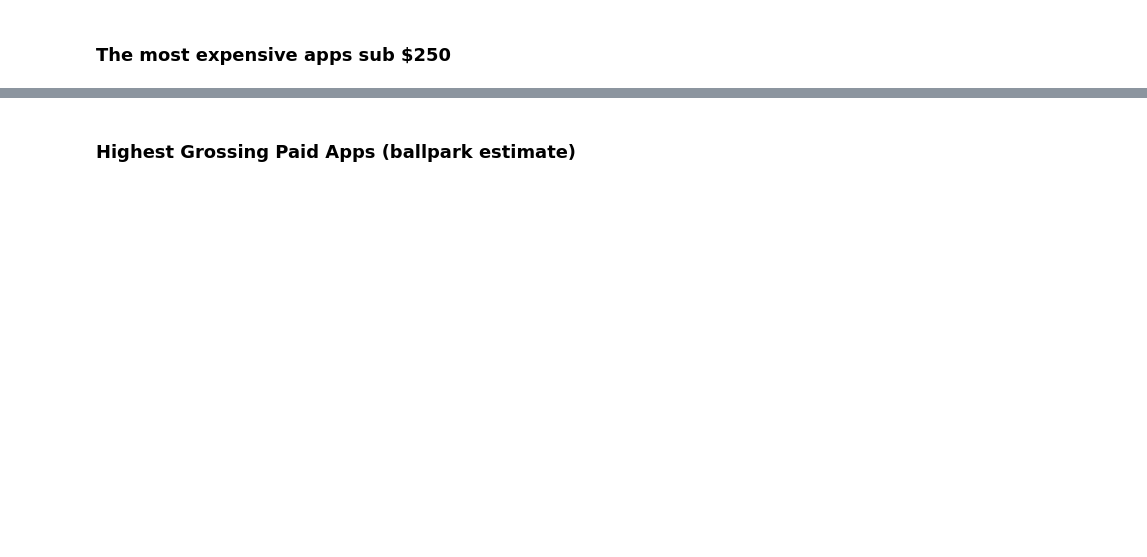
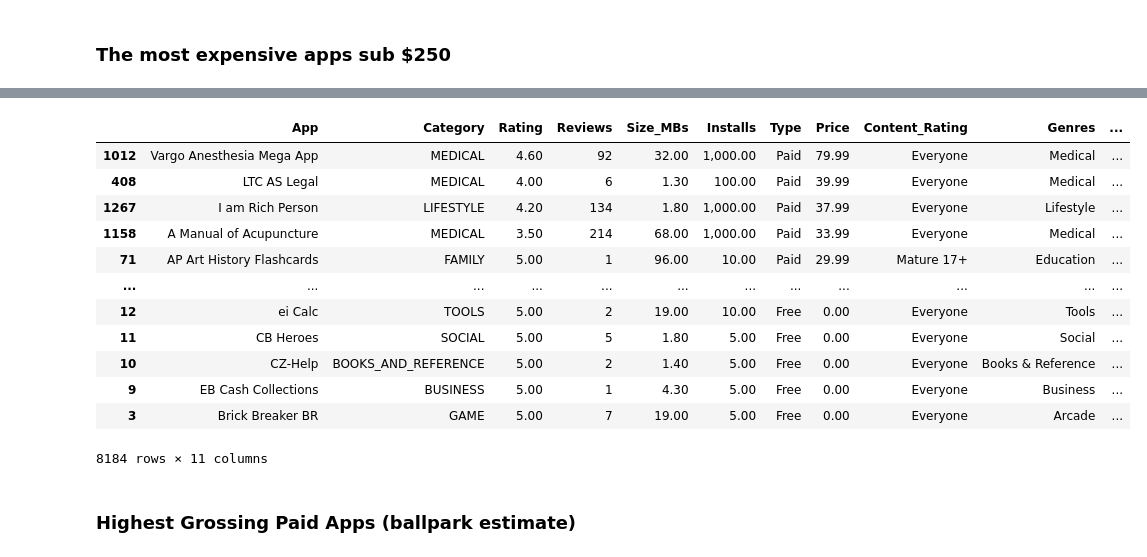
Before and after one commit to erfaw/elasti_py, a Jupyter notebook: Day076-erf/Google Play Store App Analytics (start).ipynb, the cells around one changed output, grey strips where cells are left out. Saved outputs shown, nothing was run; the diff lists cells and outputs as text; code cells hidden in the pictures; blank space fills up the shorter version.

Commit message:
feat: done till end of 'Day076-erf\Google Play Store App Analytics (start).ipynb'

```diff
--- a/Day076-erf/Google Play Store App Analytics (start).ipynb
+++ b/Day076-erf/Google Play Store App Analytics (start).ipynb
@@ -294,3 +294,11 @@ Let's examine the Price column more closely.
 Remove all apps that cost more than $250 from the `df_apps_clean` DataFrame.
 
 Add a column called 'Revenue_Estimate' to the DataFrame. This column should hold the price of the app times the number of installs. What are the top 10 highest grossing paid apps according to this estimate? Out of the top 10 highest grossing paid apps, how many are games?
+# %%
+try:
+    df_apps_cleaned['Price'] = pd.to_numeric(df_apps_cleaned['Price'])
+    df_apps_cleaned['Price'] = df_apps_cleaned['Price'].str.replace('$', '')
+except AttributeError:
+    print('Done already!')
+
+df_apps_cleaned
@@ -297,2 +331,7 @@ Add a column called 'Revenue_Estimate' to the DataFrame. This column should hold
 # %% [markdown]
 ### The most expensive apps sub $250
+# %%
+most_expensive_apps_sub_250 = df_apps_cleaned[
+     (df_apps_cleaned['Price'] < 250)
+].sort_values('Price', ascending= False)
+most_expensive_apps_sub_250
@@ -299,2 +352,26 @@ Add a column called 'Revenue_Estimate' to the DataFrame. This column should hold
+# %%
+try:
+    most_expensive_apps_sub_250.insert(
+        column='Revenue_Estimate',
+        loc=len(most_expensive_apps_sub_250.columns),
+        value= most_expensive_apps_sub_250.Installs * most_expensive_apps_sub_250.Price,
+    )
+except ValueError:
+    print('Already done')
+most_expensive_apps_sub_250
+# %% [output]
+|  | App | Category | Rating | Reviews | Size_MBs | Installs | Type | Price | Content_Rating | Genres | ... |
+| 1012 | Vargo Anesthesia Mega App | MEDICAL | 4.60 | 92 | 32.00 | 1,000.00 | Paid | 79.99 | Everyone | Medical | ... |
+| 408 | LTC AS Legal | MEDICAL | 4.00 | 6 | 1.30 | 100.00 | Paid | 39.99 | Everyone | Medical | ... |
+| 1267 | I am Rich Person | LIFESTYLE | 4.20 | 134 | 1.80 | 1,000.00 | Paid | 37.99 | Everyone | Lifestyle | ... |
+| 1158 | A Manual of Acupuncture | MEDICAL | 3.50 | 214 | 68.00 | 1,000.00 | Paid | 33.99 | Everyone | Medical | ... |
+| 71 | AP Art History Flashcards | FAMILY | 5.00 | 1 | 96.00 | 10.00 | Paid | 29.99 | Mature 17+ | Education | ... |
+| ... | ... | ... | ... | ... | ... | ... | ... | ... | ... | ... | ... |
+| 12 | ei Calc | TOOLS | 5.00 | 2 | 19.00 | 10.00 | Free | 0.00 | Everyone | Tools | ... |
+| 11 | CB Heroes | SOCIAL | 5.00 | 5 | 1.80 | 5.00 | Free | 0.00 | Everyone | Social | ... |
+| 10 | CZ-Help | BOOKS_AND_REFERENCE | 5.00 | 2 | 1.40 | 5.00 | Free | 0.00 | Everyone | Books & Reference | ... |
+| 9 | EB Cash Collections | BUSINESS | 5.00 | 1 | 4.30 | 5.00 | Free | 0.00 | Everyone | Business | ... |
+| 3 | Brick Breaker BR | GAME | 5.00 | 7 | 19.00 | 5.00 | Free | 0.00 | Everyone | Arcade | ... |
+8184 rows × 11 columns
 # %% [markdown]
 ### Highest Grossing Paid Apps (ballpark estimate)
```
Also changed, not shown: parts of 4 cells of this notebook.
